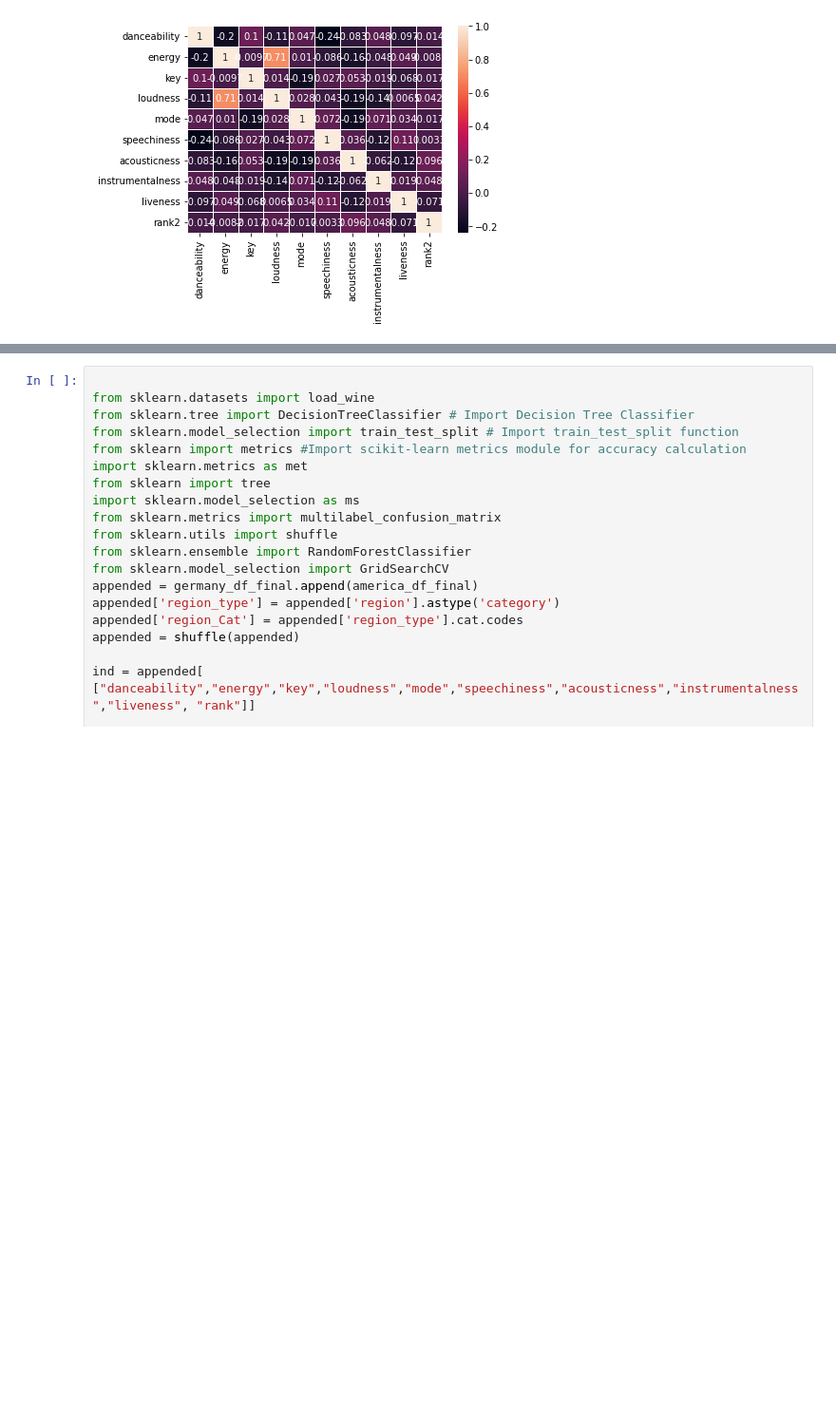
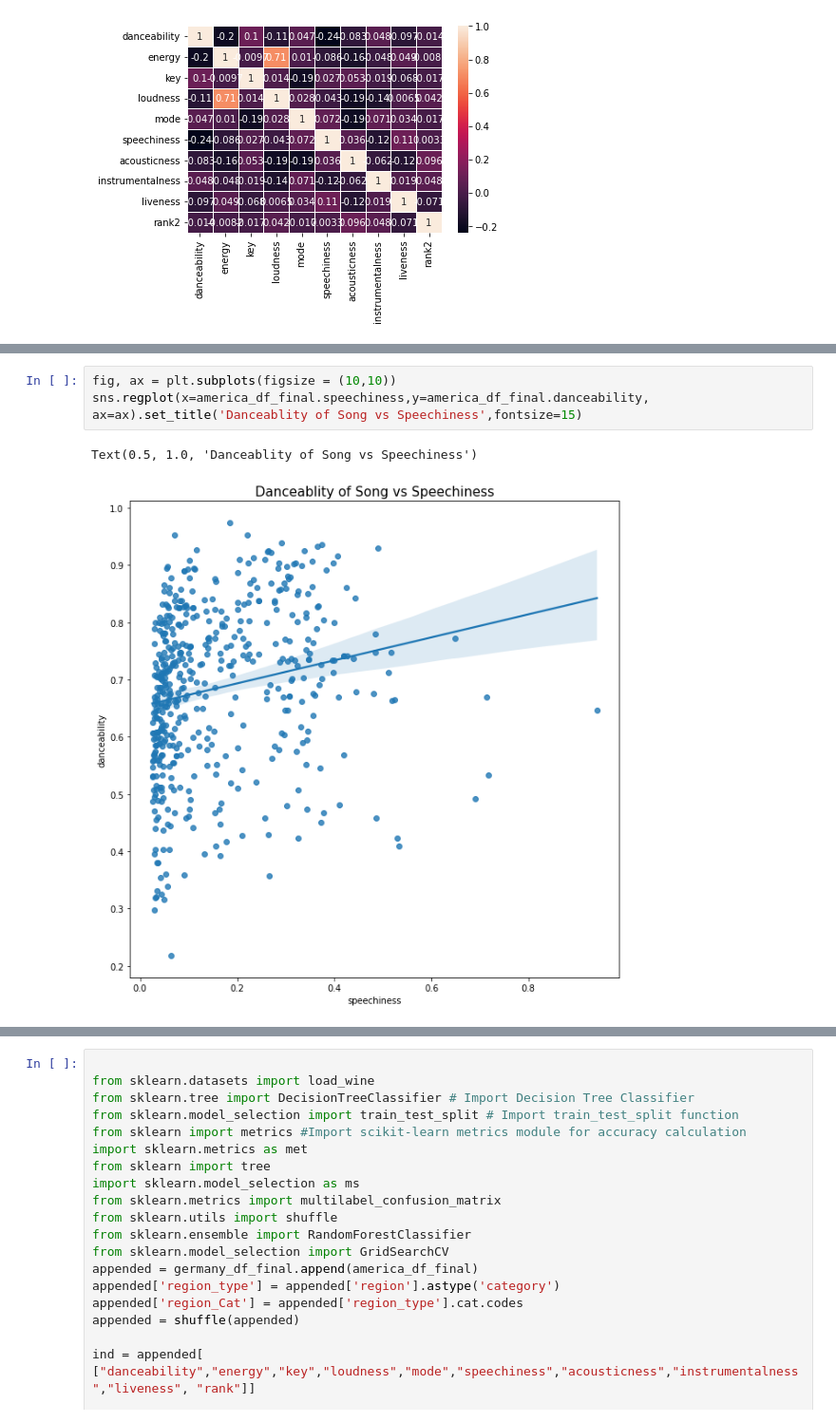
Before and after one commit to mishuhamchu/mishuhamchu.github.io, a Jupyter notebook: Final_Project.ipynb, the cells around one changed output, grey strips where cells are left out. Shown at 95% size. Cells and saved outputs as stored; diff of their text form; blank space fills up the shorter version.

```diff
--- a/Final_Project.ipynb
+++ b/Final_Project.ipynb
@@ -432 +463,7 @@ plt.ylabel('Danceablity Level',fontsize=12);
+# %%
+fig, ax = plt.subplots(figsize = (10,10))
+sns.regplot(x=america_df_final.speechiness,y=america_df_final.danceability, ax=ax).set_title('Danceablity of Song vs Speechiness',fontsize=15)
+# %% [output]
+Text(0.5, 1.0, 'Danceablity of Song vs Speechiness')
+[figure, added]
 # %%
```
Also changed, not shown: parts of 22 cells of this notebook.
